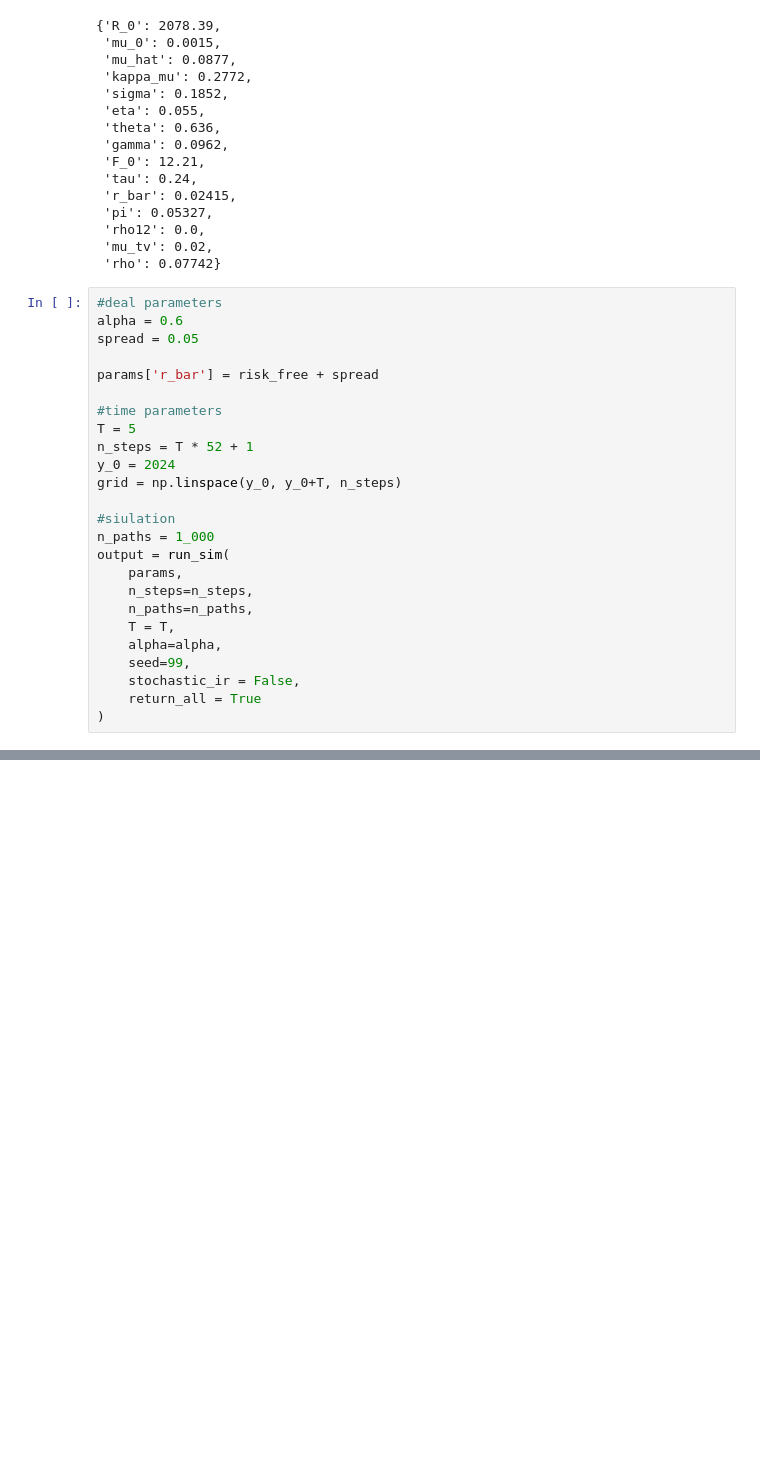
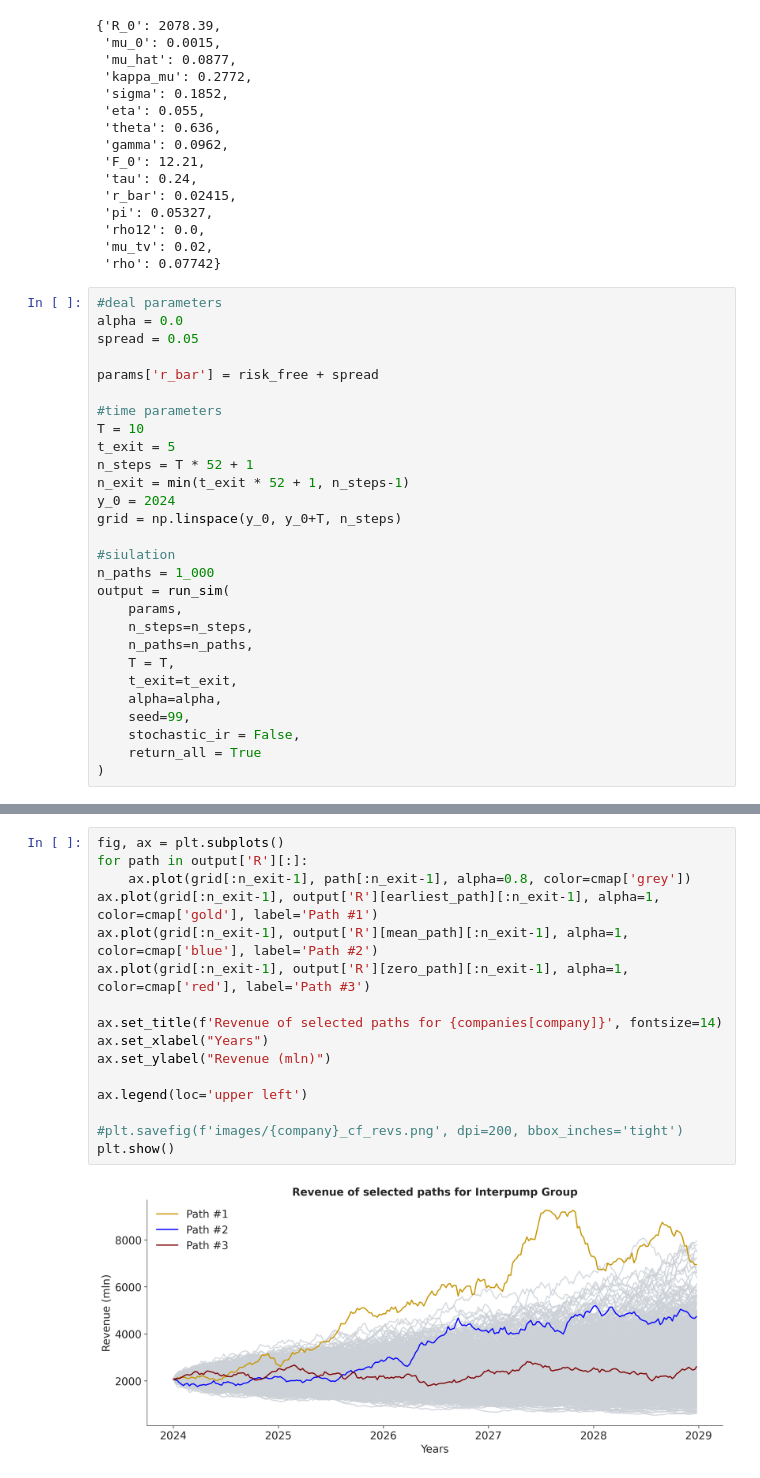
Before and after one commit to dolyasergey/master-thesis, a Jupyter notebook: LBO Results.ipynb, the cells around one changed output, grey strips where cells are left out. Drawn from its saved outputs; the diff is of its cells as text; blank space fills up the shorter version.

```diff
--- a/LBO Results.ipynb
+++ b/LBO Results.ipynb
@@ -51,14 +69,16 @@ params
  'rho': 0.07742}
 # %%
 #deal parameters
-alpha = 0.6
+alpha = 0.0
 spread = 0.05
 
 params['r_bar'] = risk_free + spread
 
 #time parameters
-T = 5
+T = 10
+t_exit = 5
 n_steps = T * 52 + 1
+n_exit = min(t_exit * 52 + 1, n_steps-1)
 y_0 = 2024
 grid = np.linspace(y_0, y_0+T, n_steps)
 
@@ -69,6 +89,7 @@ output = run_sim(
     n_steps=n_steps,
     n_paths=n_paths,
     T = T,
+    t_exit=t_exit,
     alpha=alpha,
     seed=99,
     stochastic_ir = False,
@@ -98,0 +137,18 @@ default_rate
+# %%
+fig, ax = plt.subplots()
+for path in output['R'][:]:
+    ax.plot(grid[:n_exit-1], path[:n_exit-1], alpha=0.8, color=cmap['grey'])
+ax.plot(grid[:n_exit-1], output['R'][earliest_path][:n_exit-1], alpha=1, color=cmap['gold'], label='Path #1')
+ax.plot(grid[:n_exit-1], output['R'][mean_path][:n_exit-1], alpha=1, color=cmap['blue'], label='Path #2')
+ax.plot(grid[:n_exit-1], output['R'][zero_path][:n_exit-1], alpha=1, color=cmap['red'], label='Path #3')
+
+ax.set_title(f'Revenue of selected paths for {companies[company]}', fontsize=14)
+ax.set_xlabel("Years")
+ax.set_ylabel("Revenue (mln)")
+
+ax.legend(loc='upper left')
+
+#plt.savefig(f'images/{company}_cf_revs.png', dpi=200, bbox_inches='tight')
+plt.show()
+# %% [output]
+[figure, added]
```
Also changed, not shown: parts of 10 cells of this notebook, 19 other files.
